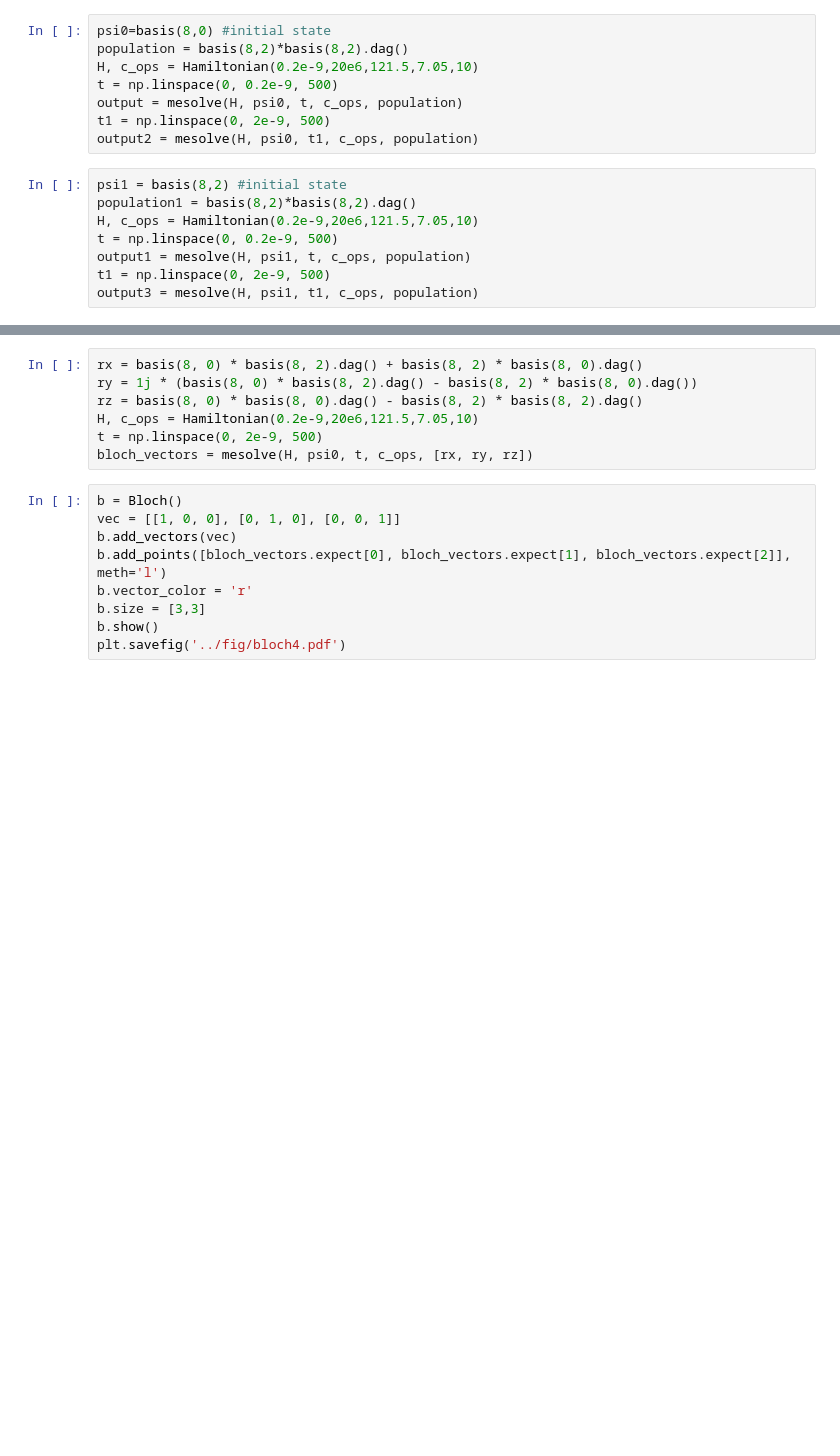
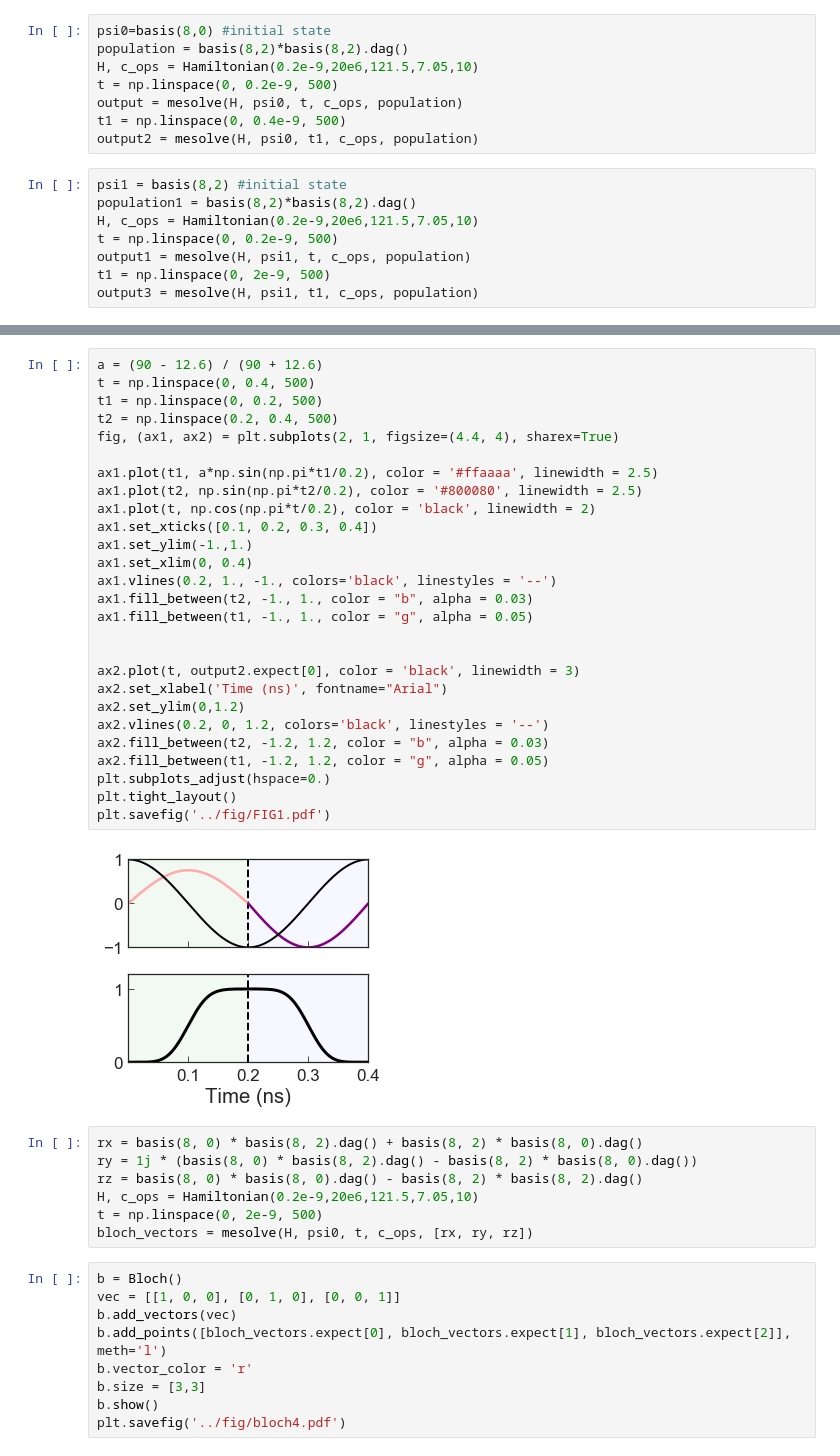
Before and after one commit to HAOQINGZHANG1234/Fastgate, a Jupyter notebook: kick/code/FastOperationEightLevel.ipynb, the cells around one changed output, grey strips where cells are left out. Saved outputs shown, nothing was run; the diff lists cells and outputs as text; blank space fills up the shorter version.

```diff
--- a/kick/code/FastOperationEightLevel.ipynb
+++ b/kick/code/FastOperationEightLevel.ipynb
@@ -168,7 +163,7 @@ population = basis(8,2)*basis(8,2).dag()
 H, c_ops = Hamiltonian(0.2e-9,20e6,121.5,7.05,10)
 t = np.linspace(0, 0.2e-9, 500)
 output = mesolve(H, psi0, t, c_ops, population)
-t1 = np.linspace(0, 2e-9, 500)
+t1 = np.linspace(0, 0.4e-9, 500)
 output2 = mesolve(H, psi0, t1, c_ops, population)
 # %%
 psi1 = basis(8,2) #initial state
@@ -197,3 +191,32 @@ plt.savefig('../fig/f3.pdf')
+# %%
+a = (90 - 12.6) / (90 + 12.6)
+t = np.linspace(0, 0.4, 500)
+t1 = np.linspace(0, 0.2, 500)
+t2 = np.linspace(0.2, 0.4, 500)
+fig, (ax1, ax2) = plt.subplots(2, 1, figsize=(4.4, 4), sharex=True)
+
+ax1.plot(t1, a*np.sin(np.pi*t1/0.2), color = '#ffaaaa', linewidth = 2.5)
+ax1.plot(t2, np.sin(np.pi*t2/0.2), color = '#800080', linewidth = 2.5)
+ax1.plot(t, np.cos(np.pi*t/0.2), color = 'black', linewidth = 2)
+ax1.set_xticks([0.1, 0.2, 0.3, 0.4])
+ax1.set_ylim(-1.,1.)
+ax1.set_xlim(0, 0.4)
+ax1.vlines(0.2, 1., -1., colors='black', linestyles = '--')
+ax1.fill_between(t2, -1., 1., color = "b", alpha = 0.03)
+ax1.fill_between(t1, -1., 1., color = "g", alpha = 0.05)
+
+
+ax2.plot(t, output2.expect[0], color = 'black', linewidth = 3)
+ax2.set_xlabel('Time (ns)', fontname="Arial")
+ax2.set_ylim(0,1.2)
+ax2.vlines(0.2, 0, 1.2, colors='black', linestyles = '--')
+ax2.fill_between(t2, -1.2, 1.2, color = "b", alpha = 0.03)
+ax2.fill_between(t1, -1.2, 1.2, color = "g", alpha = 0.05)
+plt.subplots_adjust(hspace=0.)
+plt.tight_layout()
+plt.savefig('../fig/FIG1.pdf')
+# %% [output]
+[figure, added]
 # %%
 rx = basis(8, 0) * basis(8, 2).dag() + basis(8, 2) * basis(8, 0).dag()
 ry = 1j * (basis(8, 0) * basis(8, 2).dag() - basis(8, 2) * basis(8, 0).dag())
```
Also changed, not shown: parts of 2 cells of this notebook, 54 other files.
